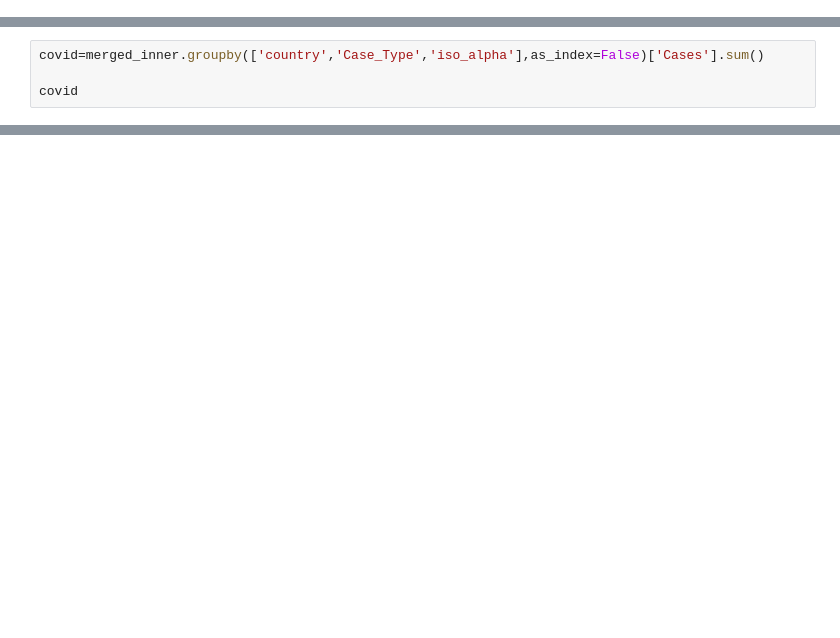
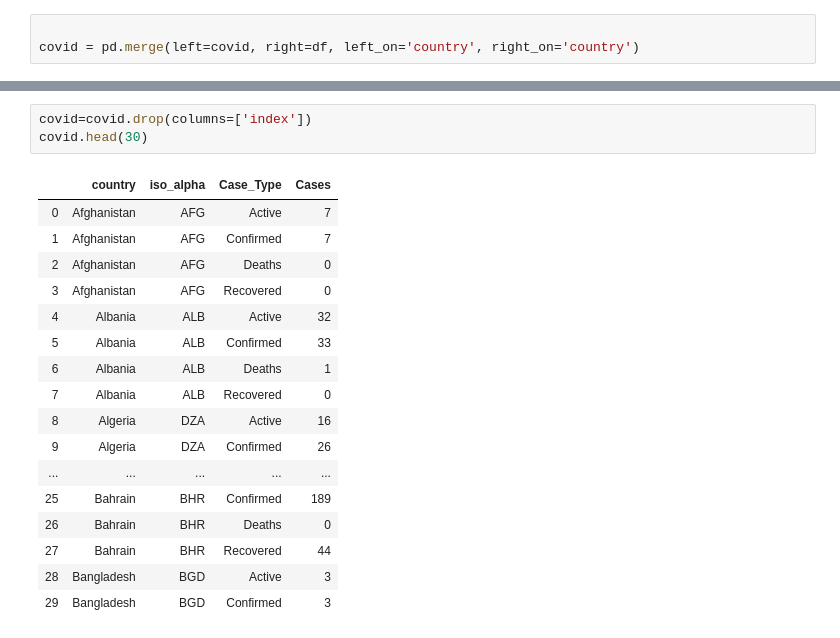
Before and after one commit to ngalanin/Covid-Viz, a Jupyter notebook: Covid viz.ipynb, the cells around one changed output, grey strips where cells are left out. Drawn from its saved outputs; the diff is of its cells as text; blank space fills up the shorter version.

```diff
--- a/Covid viz.ipynb
+++ b/Covid viz.ipynb
@@ -18 +41,4 @@ covid=pd.read_csv('COVID-19 - COVID-19.csv')
+# %%
+
+covid = pd.merge(left=covid, right=df, left_on='country', right_on='country')
 # %%
@@ -32,4 +45,0 @@ merged_inner.head(10)
-# %%
-covid=merged_inner.groupby(['country','Case_Type','iso_alpha'],as_index=False)['Cases'].sum()
-
-covid
@@ -36 +52,22 @@ covid
+# %%
+covid=covid.drop(columns=['index'])
+covid.head(30)
+# %% [output]
+|  | country | iso_alpha | Case_Type | Cases |
+| 0 | Afghanistan | AFG | Active | 7 |
+| 1 | Afghanistan | AFG | Confirmed | 7 |
+| 2 | Afghanistan | AFG | Deaths | 0 |
+| 3 | Afghanistan | AFG | Recovered | 0 |
+| 4 | Albania | ALB | Active | 32 |
+| 5 | Albania | ALB | Confirmed | 33 |
+| 6 | Albania | ALB | Deaths | 1 |
+| 7 | Albania | ALB | Recovered | 0 |
+| 8 | Algeria | DZA | Active | 16 |
+| 9 | Algeria | DZA | Confirmed | 26 |
+| ... | ... | ... | ... | ... |
+| 25 | Bahrain | BHR | Confirmed | 189 |
+| 26 | Bahrain | BHR | Deaths | 0 |
+| 27 | Bahrain | BHR | Recovered | 44 |
+| 28 | Bangladesh | BGD | Active | 3 |
+| 29 | Bangladesh | BGD | Confirmed | 3 |
 # %%
```
Also changed, not shown: parts of 10 cells of this notebook.
